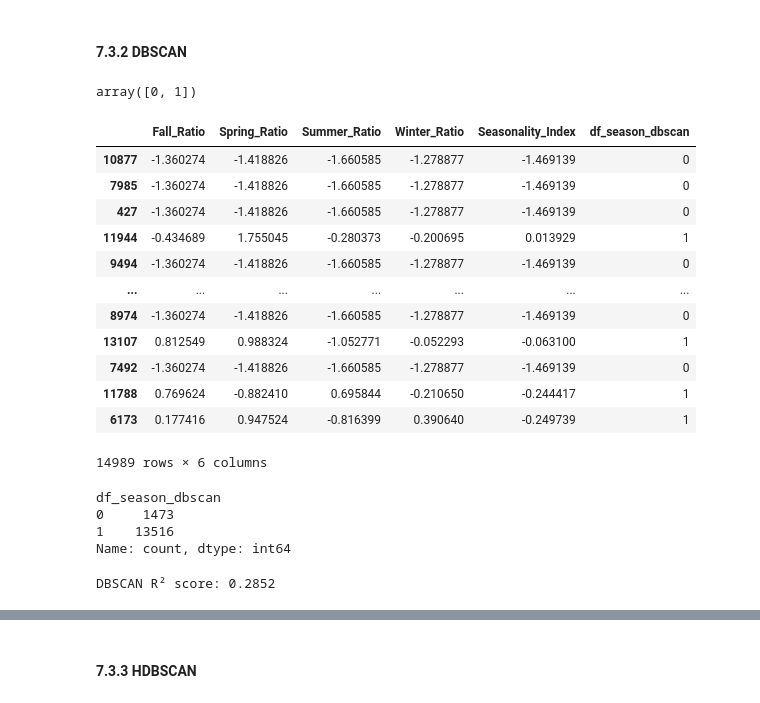
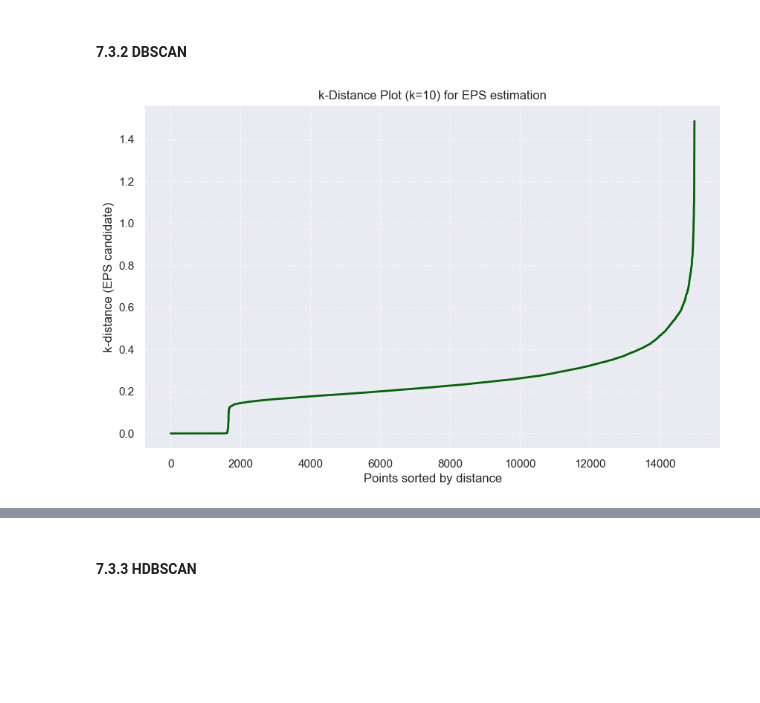
Before and after one commit to brunacaetanofs/DM_Project_Final, a Jupyter notebook: 16_10_DM.ipynb, the cells around one changed output, grey strips where cells are left out. Cells and saved outputs as stored; diff of their text form; code cells hidden in the pictures; blank space fills up the shorter version.

```diff
--- a/16_10_DM.ipynb
+++ b/16_10_DM.ipynb
@@ -2063,37 +2038,4 @@ df_season_dbscan = dbscan_value.fit_predict(customer[features_season])
-# %%
-np.unique(df_season_dbscan)
-# %% [output]
-array([0, 1])
-# %%
-df_concat_season = pd.concat(
-    [customer[features_season], pd.Series(df_season_dbscan, index=customer.index, name="df_season_dbscan")], axis=1)
-df_concat_season
-# %% [output]
-|  | Fall_Ratio | Spring_Ratio | Summer_Ratio | Winter_Ratio | Seasonality_Index | df_season_dbscan |
-| 10877 | -1.360274 | -1.418826 | -1.660585 | -1.278877 | -1.469139 | 0 |
-| 7985 | -1.360274 | -1.418826 | -1.660585 | -1.278877 | -1.469139 | 0 |
-| 427 | -1.360274 | -1.418826 | -1.660585 | -1.278877 | -1.469139 | 0 |
-| 11944 | -0.434689 | 1.755045 | -0.280373 | -0.200695 | 0.013929 | 1 |
-| 9494 | -1.360274 | -1.418826 | -1.660585 | -1.278877 | -1.469139 | 0 |
-| ... | ... | ... | ... | ... | ... | ... |
-| 8974 | -1.360274 | -1.418826 | -1.660585 | -1.278877 | -1.469139 | 0 |
-| 13107 | 0.812549 | 0.988324 | -1.052771 | -0.052293 | -0.063100 | 1 |
-| 7492 | -1.360274 | -1.418826 | -1.660585 | -1.278877 | -1.469139 | 0 |
-| 11788 | 0.769624 | -0.882410 | 0.695844 | -0.210650 | -0.244417 | 1 |
-| 6173 | 0.177416 | 0.947524 | -0.816399 | 0.390640 | -0.249739 | 1 |
-14989 rows × 6 columns
-# %%
-df_concat_season['df_season_dbscan'].value_counts().sort_index()
-# %% [output]
-df_season_dbscan
-0     1473
-1    13516
-Name: count, dtype: int64
-# %%
-dbscan_season = customer[features_season].copy()
-dbscan_season['dbscan_labels'] = df_season_dbscan
-r2_db = func.get_rsq(dbscan_season, features_season, 'dbscan_labels')
-
-print(f"DBSCAN R² score: {r2_db:.4f}")
-# %% [output]
-DBSCAN R² score: 0.2852
+# %%
+k_season = plot_k_distance(customer, features_season)
+# %% [output]
+[figure, added]
```
Also changed, not shown: parts of 51 cells of this notebook, 1 other file.
